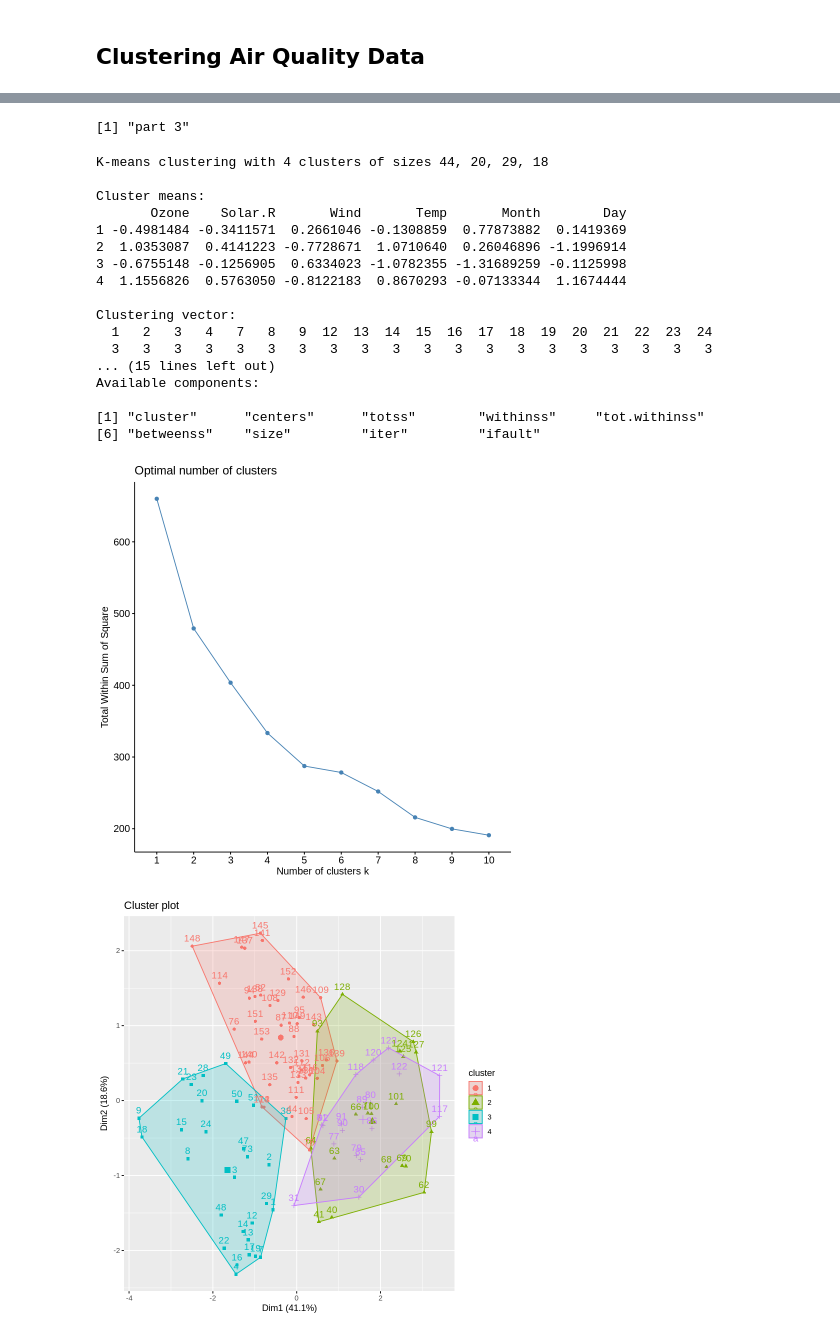
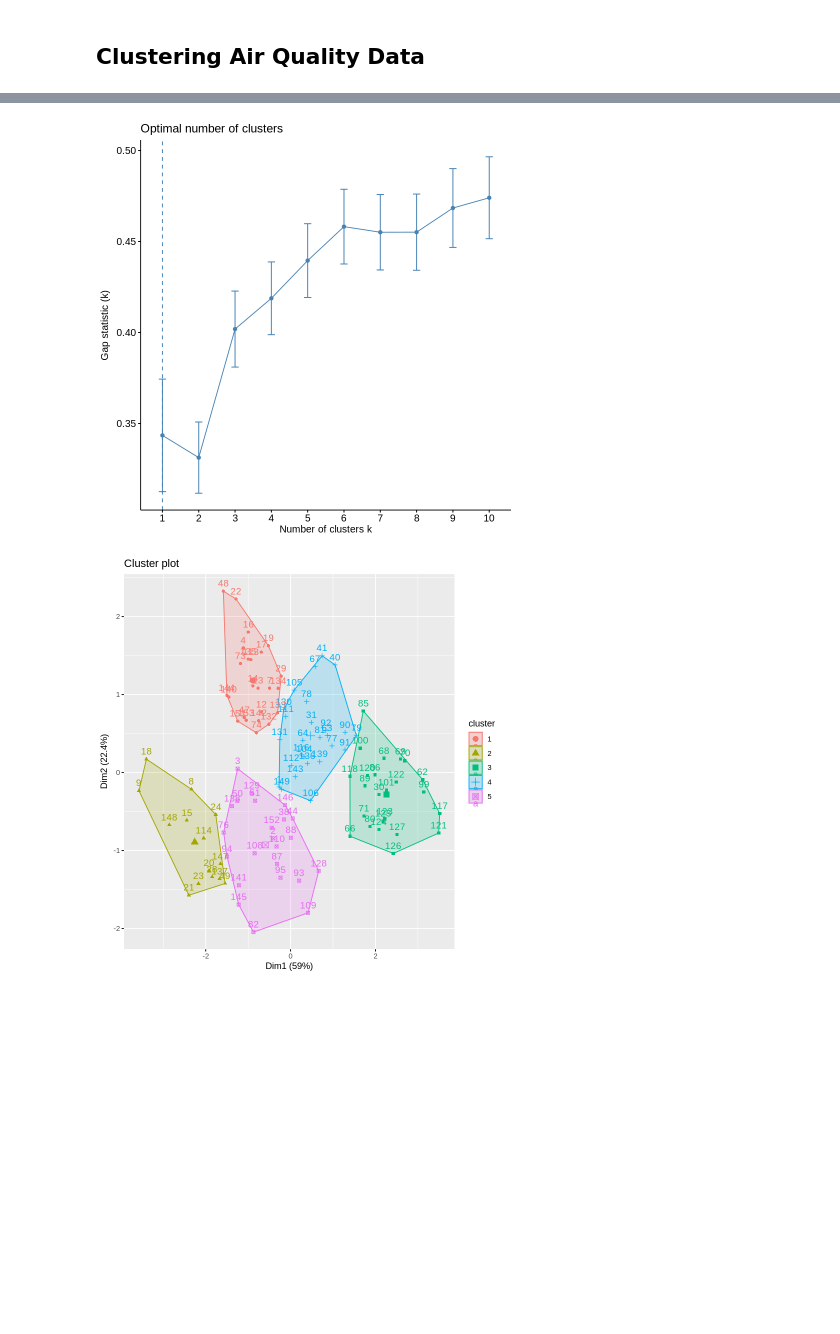
Before and after one commit to nieyangfei/EGG_Big_Data, a Jupyter notebook: lab6.ipynb, the cells around one changed output, grey strips where cells are left out. Cells and saved outputs as stored; diff of their text form; code cells hidden in the pictures; blank space fills up the shorter version.

```diff
--- a/lab6.ipynb
+++ b/lab6.ipynb
@@ -277,20 +286,28 @@ data(airquality)
 head(airquality)
 # Remove rows with missing values
 airquality <- na.omit(airquality)
+# From the cleaned data frame, select only the numeric columns for clustering: Ozone, Solar.R, Wind, and Temp.
+airquality <- airquality[c("Ozone", "Solar.R", "Wind", "Temp")]
+head(airquality)
 # Scale your new data frame.
 airquality <- scale(airquality)
 head(airquality)
+
+
 
 # Use the Elbow Method (fviz nbclust) to find the optimal number of clusters. Does the result make sense given what you know about the dataset?
 # wss as method.
 elbow_plot <- fviz_nbclust(airquality, kmeans, method = "wss", k.max = 10)
 # Print the elbow plot
 print(elbow_plot)
+#calculate gap statistic based on number of clusters
+gap_stat <- clusGap(airquality, FUN = kmeans, nstart = 25, K.max = 10, B = 50)
+fviz_gap_stat(gap_stat)
 
 # Set a seed for reproducibility
 set.seed(1)
-# Perform K-means clustering with k = 4 clusters and nstart = 25
-km <- kmeans(airquality, centers = 4, nstart = 25)
+# Perform K-means clustering with k = 5 clusters and nstart = 25
+km <- kmeans(airquality, centers = 5, nstart = 25)
 # View the results
 km
 # View
@@ -319,20 +360,2 @@ A matrix: 6 × 6 of type dbl
-[1] "part 3"
-K-means clustering with 4 clusters of sizes 44, 20, 29, 18
-
-Cluster means:
-       Ozone    Solar.R       Wind       Temp       Month        Day
-1 -0.4981484 -0.3411571  0.2661046 -0.1308859  0.77873882  0.1419369
-2  1.0353087  0.4141223 -0.7728671  1.0710640  0.26046896 -1.1996914
-3 -0.6755148 -0.1256905  0.6334023 -1.0782355 -1.31689259 -0.1125998
-4  1.1556826  0.5763050 -0.8122183  0.8670293 -0.07133344  1.1674444
-
-Clustering vector:
-  1   2   3   4   7   8   9  12  13  14  15  16  17  18  19  20  21  22  23  24
-  3   3   3   3   3   3   3   3   3   3   3   3   3   3   3   3   3   3   3   3
-... (15 lines left out)
-Available components:
-
-[1] "cluster"      "centers"      "totss"        "withinss"     "tot.withinss"
-[6] "betweenss"    "size"         "iter"         "ifault"
-[figure, old version]
-[figure, old version]
+[figure, new version]
+[figure, added]
```
Also changed, not shown: parts of 5 cells of this notebook.
